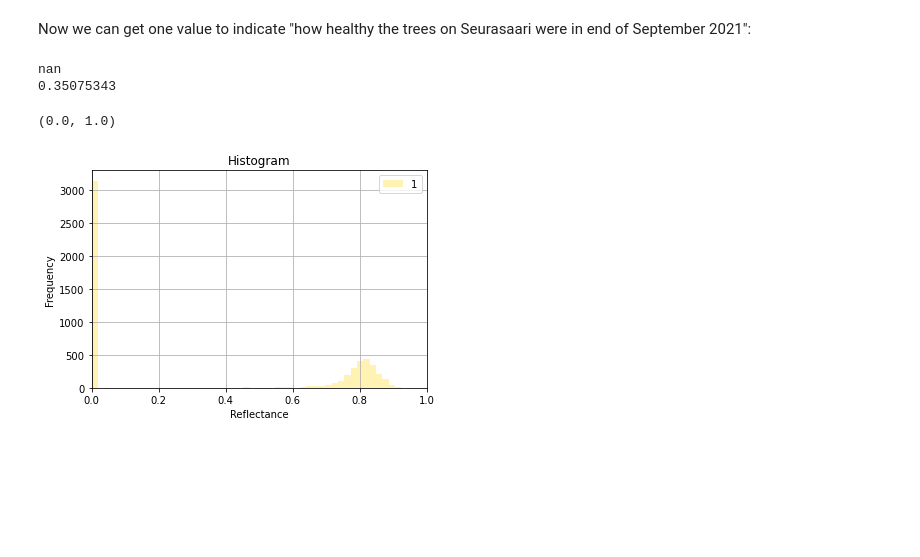
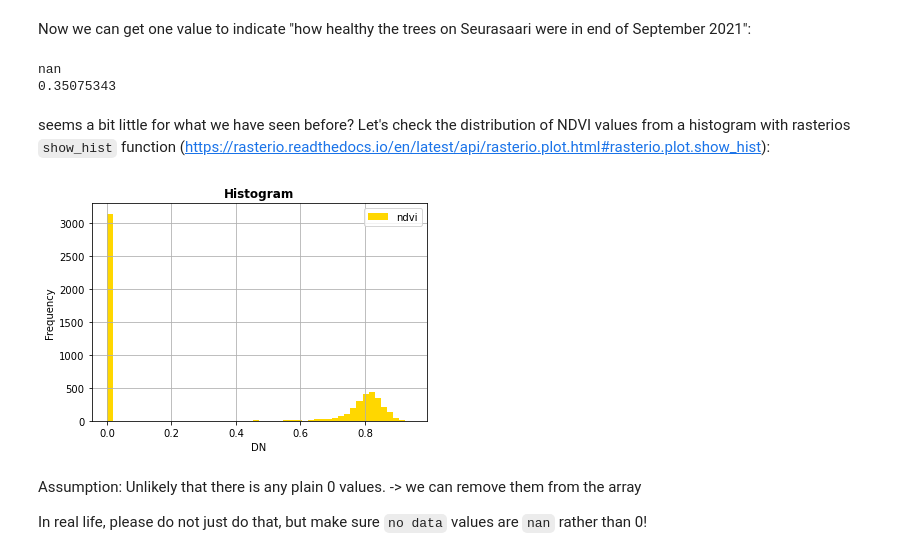
Before and after one commit to csc-training/PythonGIS_CSC, a Jupyter notebook: Raster/Seurasaari_trees.ipynb, the cells around one changed output. Cells and saved outputs as stored; diff of their text form; code cells hidden in the pictures; blank space fills up the shorter version.

```diff
--- a/Raster/Seurasaari_trees.ipynb
+++ b/Raster/Seurasaari_trees.ipynb
@@ -561,26 +578,29 @@ with rasterio.open("seurasaari_S2_ndvi_masked.tif", "w", **out_meta) as dest:
 {'type': 'Feature', 'id': '0', 'properties': OrderedDict([('raster_val', 0)]), 'geometry': {'type': 'Polygon', 'coordinates': [[(382619.9999999997, 6673960.0), (382639.9999999997, 6673960.0), (382639. ...
 # %% [markdown]
 Now we can get one value to indicate "how healthy the trees on Seurasaari were in end of September 2021":
-# %%
-ndvi_veg = rasterio.open("./data/seurasaari_masked.tif").read(1)
-print(np.mean(ndvi_veg))
-print(np.nanmean(ndvi_veg))
-
-# seems a bit little for what we have seen before?
-# lets check
-
-from rasterio.plot import show_hist
-
-fig, axhist = plt.subplots(1, 1)
-show_hist(ndvi_veg, bins=50, lw=0.0, stacked=False, alpha=0.3,
-      histtype='stepfilled', label = range(1,5), ax = axhist)
-axhist.set_xlabel('Reflectance')
-#axhist.set_ylabel('Frequency')
-axhist.set_title('Histogram')
-axhist.set_xlim(left= 0, right= 1)
-# %% [output]
-nan
-0.35075343
-(0.0, 1.0)
-[figure, removed]
+# %%
+ndvi_veg = rasterio.open("./data/seurasaari_masked.tif").read(1)
+print(np.mean(ndvi_veg))
+print(np.nanmean(ndvi_veg))
+# %% [output]
+nan
+0.35075343
+# %% [markdown]
+seems a bit little for what we have seen before?
+Let's check the distribution of NDVI values from a histogram with rasterios `show_hist` function (https://rasterio.readthedocs.io/en/latest/api/rasterio.plot.html#rasterio.plot.show_hist):
+# %%
+from rasterio.plot import show_hist
+
+
+show_hist(ndvi_veg, bins=50, lw=0.0, stacked=False, alpha=1,
+      histtype='stepfilled', label = 'ndvi')
+
+# mention pyplot integration
+# %% [output]
+[figure, added]
+# %% [markdown]
+Assumption: Unlikely that there is any plain 0 values.
+-> we can remove them from the array
+
+In real life, please do not just do that, but make sure `no data` values are `nan` rather than 0!
 # %%
```
Also changed, not shown: parts of 31 cells of this notebook, 13 other files.
